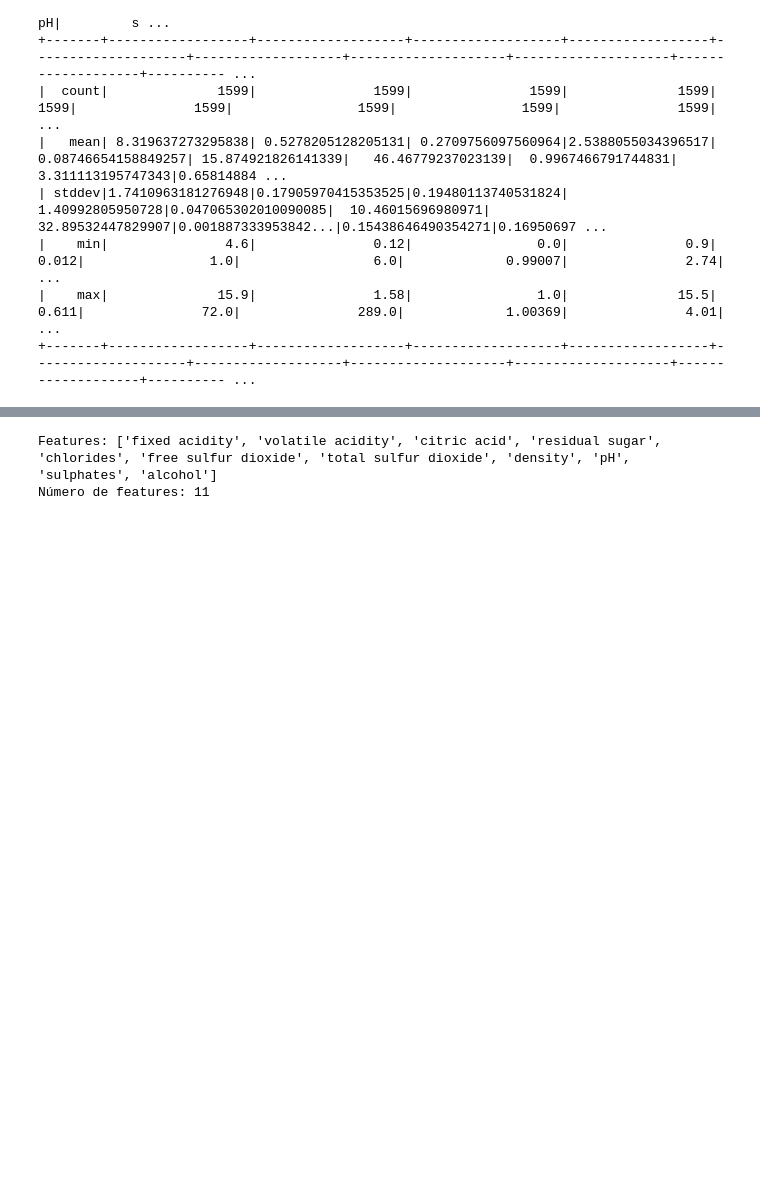
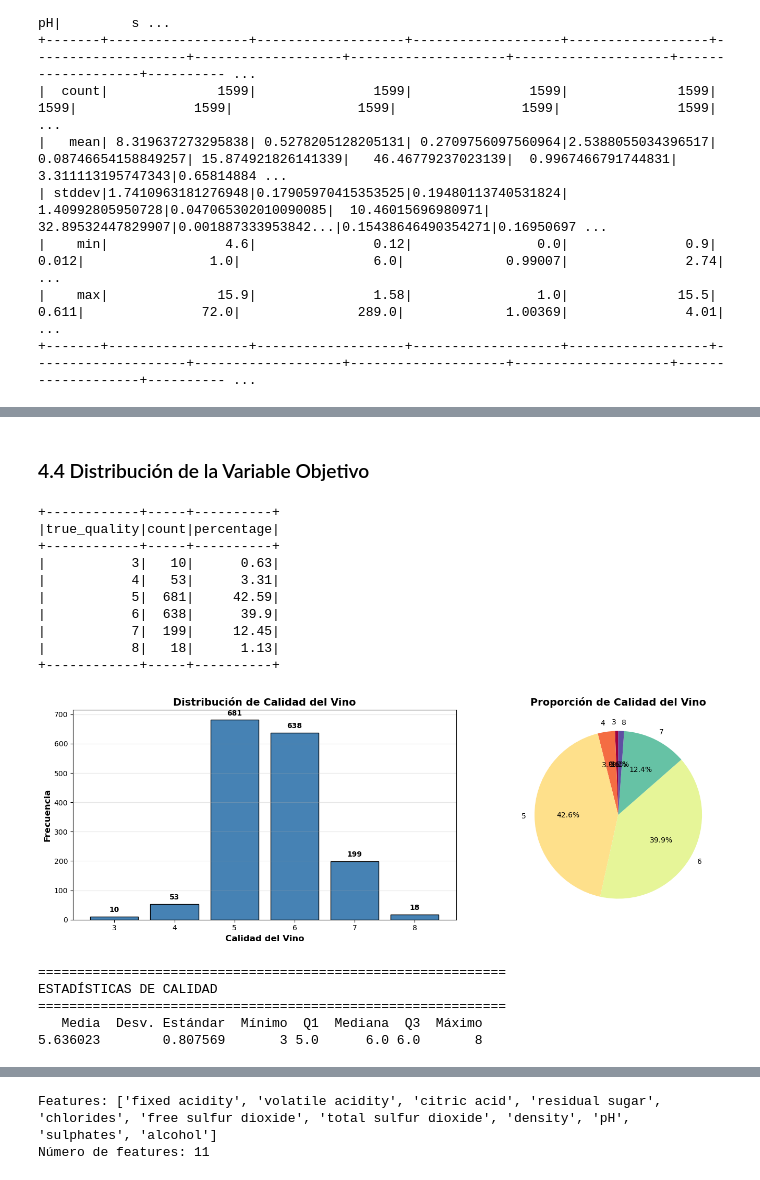
Before and after one commit to ogaston/hpc-spark-hadoop, a Jupyter notebook: spark-mlib/ML_NoSupervisado_Omar.ipynb, the cells around one changed output, grey strips where cells are left out. Drawn from its saved outputs; the diff is of its cells as text; code cells hidden in the pictures; blank space fills up the shorter version.

```diff
--- a/spark-mlib/ML_NoSupervisado_Omar.ipynb
+++ b/spark-mlib/ML_NoSupervisado_Omar.ipynb
@@ -207,0 +294,69 @@ Resumen Estadístico:
+# %% [markdown]
+### 4.4 Distribución de la Variable Objetivo
+# %%
+# Análisis de la distribución de calidad del vino
+quality_dist = df.groupBy("true_quality") \
+    .count() \
+    .orderBy("true_quality") \
+    .withColumn("percentage", F.round((F.col("count") / df.count() * 100), 2))
+
+quality_dist.show()
+
+# Visualización de la distribución
+quality_pandas = quality_dist.toPandas()
+
+fig, axes = plt.subplots(1, 2, figsize=(15, 5))
+
+# Gráfico de barras
+axes[0].bar(quality_pandas['true_quality'], quality_pandas['count'], color='steelblue', edgecolor='black')
+axes[0].set_xlabel('Calidad del Vino', fontsize=12, fontweight='bold')
+axes[0].set_ylabel('Frecuencia', fontsize=12, fontweight='bold')
+axes[0].set_title('Distribución de Calidad del Vino', fontsize=14, fontweight='bold')
+axes[0].grid(axis='y', alpha=0.3)
+
+# Añadir valores sobre las barras
+for i, v in enumerate(quality_pandas['count']):
+    axes[0].text(quality_pandas['true_quality'].iloc[i], v + 10, str(v),
+                ha='center', va='bottom', fontweight='bold')
+
+# Gráfico de pastel
+colors = plt.cm.Spectral(np.linspace(0, 1, len(quality_pandas)))
+axes[1].pie(quality_pandas['count'], labels=quality_pandas['true_quality'],
+           autopct='%1.1f%%', colors=colors, startangle=90)
+axes[1].set_title('Proporción de Calidad del Vino', fontsize=14, fontweight='bold')
+
+plt.tight_layout()
+plt.show()
+
+# Estadísticas de calidad
+print("\n" + "="*60)
+print("ESTADÍSTICAS DE CALIDAD")
+print("="*60)
+quality_stats = df.select(
+    F.mean('true_quality').alias('Media'),
+    F.stddev('true_quality').alias('Desv. Estándar'),
+    F.min('true_quality').alias('Mínimo'),
+    F.expr('percentile(true_quality, 0.25)').alias('Q1'),
+    F.expr('percentile(true_quality, 0.5)').alias('Mediana'),
+    F.expr('percentile(true_quality, 0.75)').alias('Q3'),
+    F.max('true_quality').alias('Máximo')
+).toPandas()
+
+print(quality_stats.to_string(index=False))
+# %% [output]
++------------+-----+----------+
+|true_quality|count|percentage|
++------------+-----+----------+
+|           3|   10|      0.63|
+|           4|   53|      3.31|
+|           5|  681|     42.59|
+|           6|  638|      39.9|
+|           7|  199|     12.45|
+|           8|   18|      1.13|
++------------+-----+----------+
+[figure, added]
+============================================================
+ESTADÍSTICAS DE CALIDAD
+============================================================
+   Media  Desv. Estándar  Mínimo  Q1  Mediana  Q3  Máximo
+5.636023        0.807569       3 5.0      6.0 6.0       8
```
Also changed, not shown: parts of 42 cells of this notebook, 2 other files.
